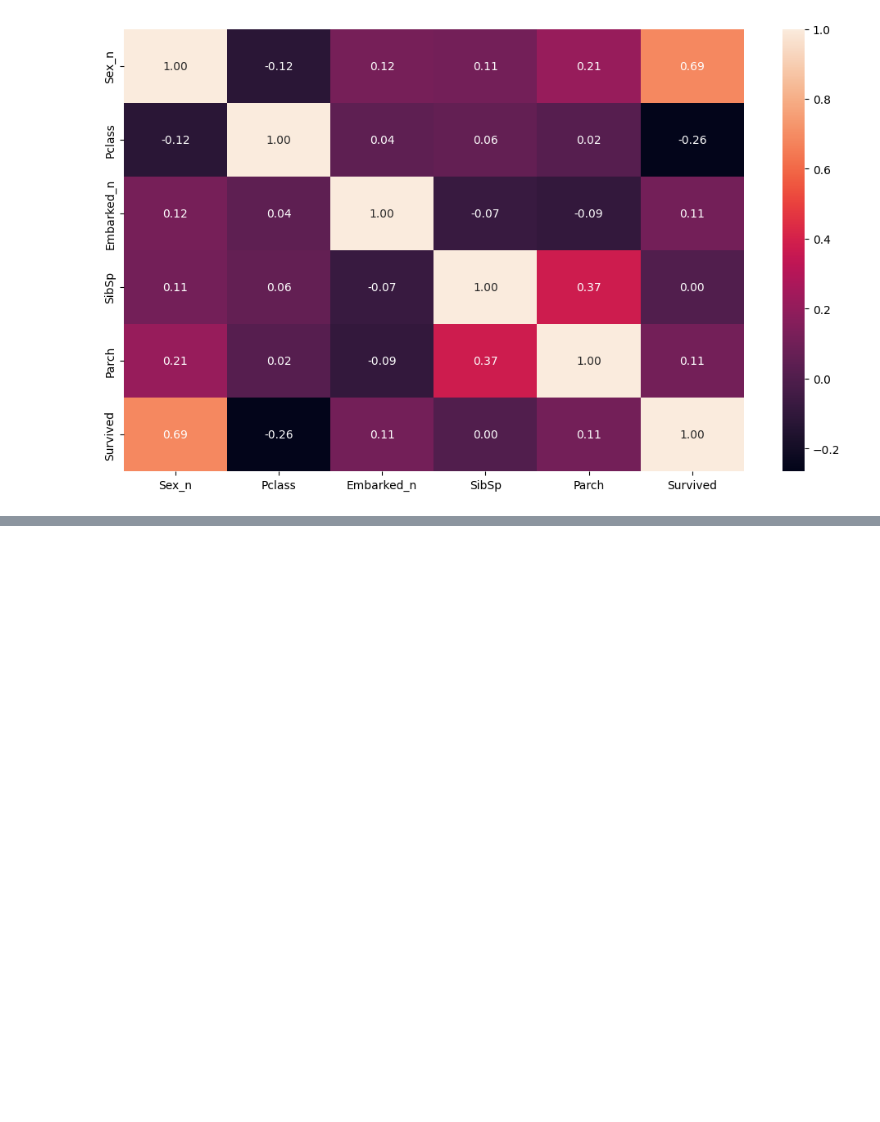
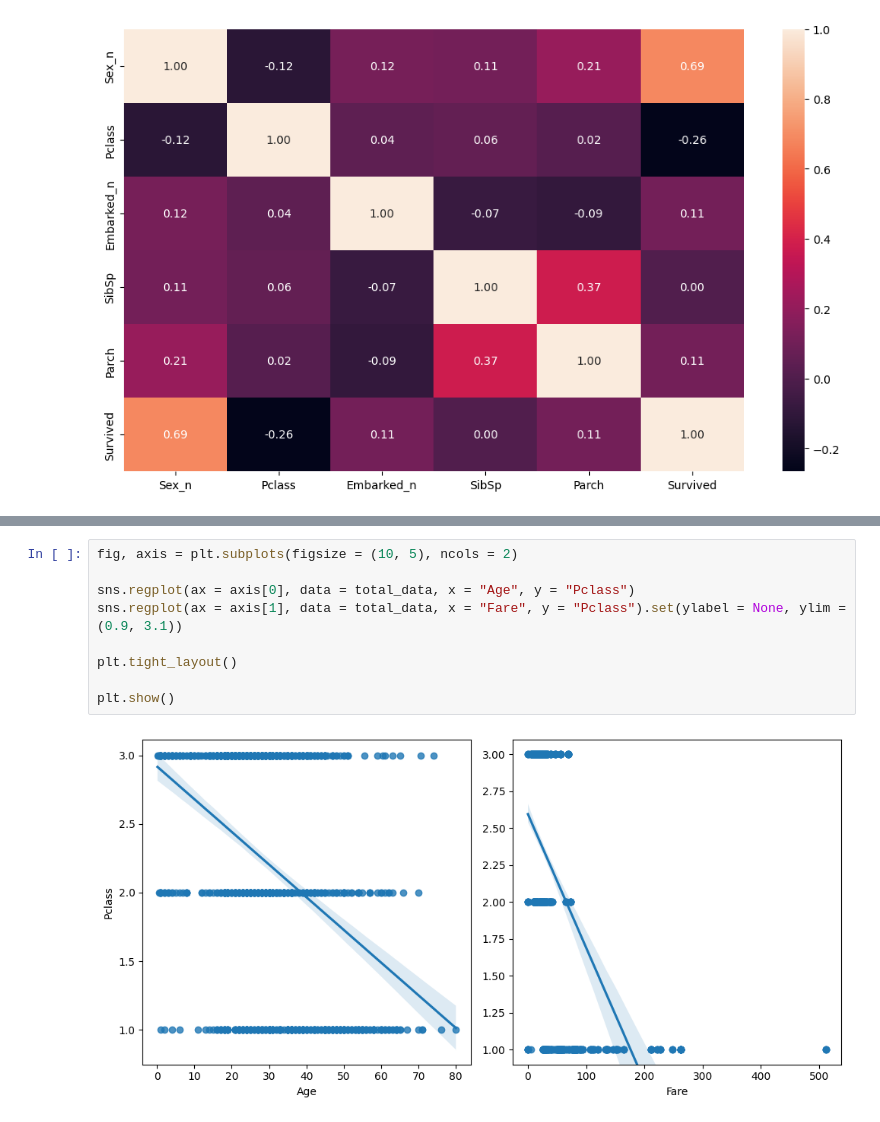
Before and after one commit to pjparreaza/EDA_PRACTICA_PEDRO, a Jupyter notebook: EDA_Practica.ipynb, the cells around one changed output, grey strips where cells are left out. Saved outputs shown, nothing was run; the diff lists cells and outputs as text; blank space fills up the shorter version.

```diff
--- a/EDA_Practica.ipynb
+++ b/EDA_Practica.ipynb
@@ -221,0 +234,11 @@ plt.show()
+# %%
+fig, axis = plt.subplots(figsize = (10, 5), ncols = 2)
+
+sns.regplot(ax = axis[0], data = total_data, x = "Age", y = "Pclass")
+sns.regplot(ax = axis[1], data = total_data, x = "Fare", y = "Pclass").set(ylabel = None, ylim = (0.9, 3.1))
+
+plt.tight_layout()
+
+plt.show()
+# %% [output]
+[figure, added]
```
Also changed, not shown: parts of 22 cells of this notebook.
